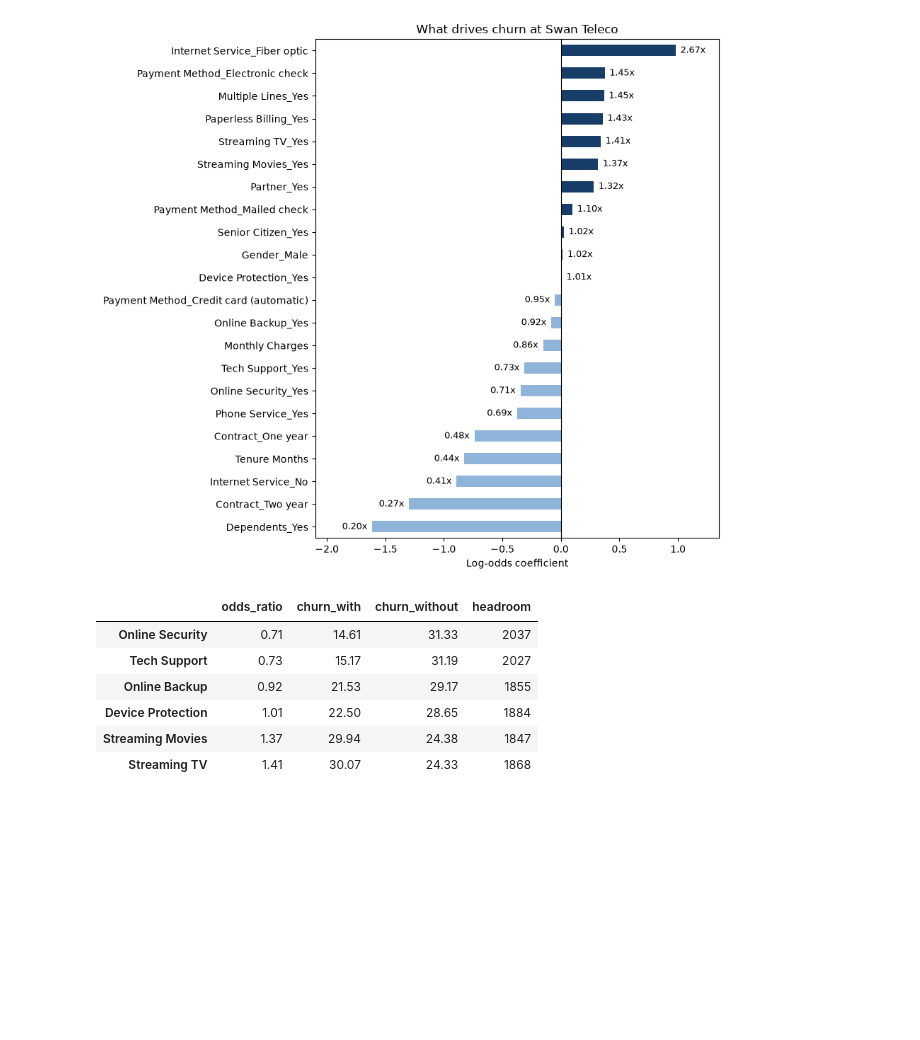
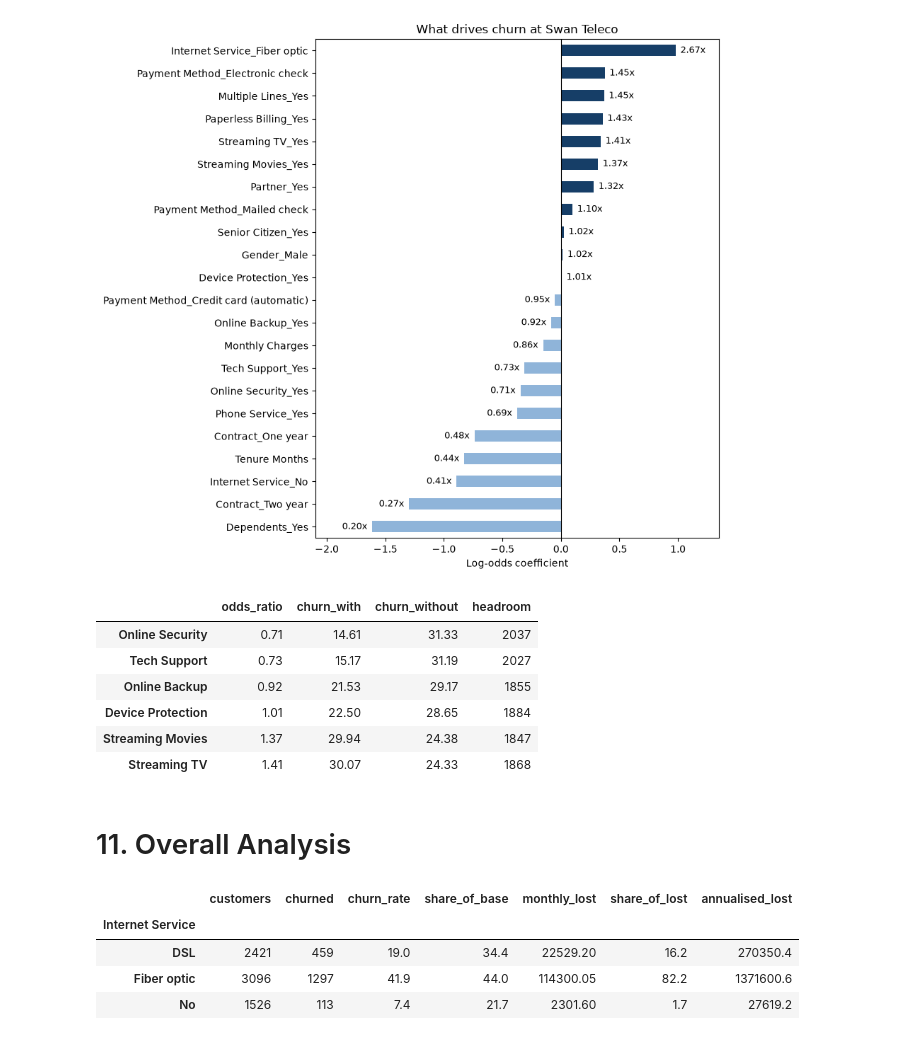
Before and after one commit to Bhumgara/df_swan_consulting, a Jupyter notebook: P7_EDA.ipynb, the cells around one changed output. Drawn from its saved outputs; the diff is of its cells as text; code cells hidden in the pictures; blank space fills up the shorter version.

```diff
--- a/P7_EDA.ipynb
+++ b/P7_EDA.ipynb
@@ -404,3 +405,28 @@ incentive.sort_values("odds_ratio").round(2)
 | Device Protection | 1.01 | 22.50 | 28.65 | 1884 |
 | Streaming Movies | 1.37 | 29.94 | 24.38 | 1847 |
 | Streaming TV | 1.41 | 30.07 | 24.33 | 1868 |
+# %% [markdown]
+# 11. Overall Analysis
+# %%
+churned = df_clean[df_clean["Churn Value"] == 1]
+
+service_summary = df_clean.groupby("Internet Service").agg(
+    customers=("CustomerID", "size"),
+    churned=("Churn Value", "sum"),
+    churn_rate=("Churn Value", "mean"),
+)
+service_summary["churn_rate"] = (service_summary["churn_rate"] * 100).round(1)
+service_summary["share_of_base"] = (service_summary["customers"] / len(df_clean) * 100).round(1)
+
+lost = churned.groupby("Internet Service")["Monthly Charges"].sum()
+service_summary["monthly_lost"] = lost.round(2)
+service_summary["share_of_lost"] = (lost / lost.sum() * 100).round(1)
+service_summary["annualised_lost"] = (lost * 12).round(2)
+
+service_summary
+# %% [output]
+|  | customers | churned | churn_rate | share_of_base | monthly_lost | share_of_lost | annualised_lost |
+| Internet Service |  |  |  |  |  |  |  |
+| DSL | 2421 | 459 | 19.0 | 34.4 | 22529.20 | 16.2 | 270350.4 |
+| Fiber optic | 3096 | 1297 | 41.9 | 44.0 | 114300.05 | 82.2 | 1371600.6 |
+| No | 1526 | 113 | 7.4 | 21.7 | 2301.60 | 1.7 | 27619.2 |
```
Also changed, not shown: parts of 2 cells of this notebook.
